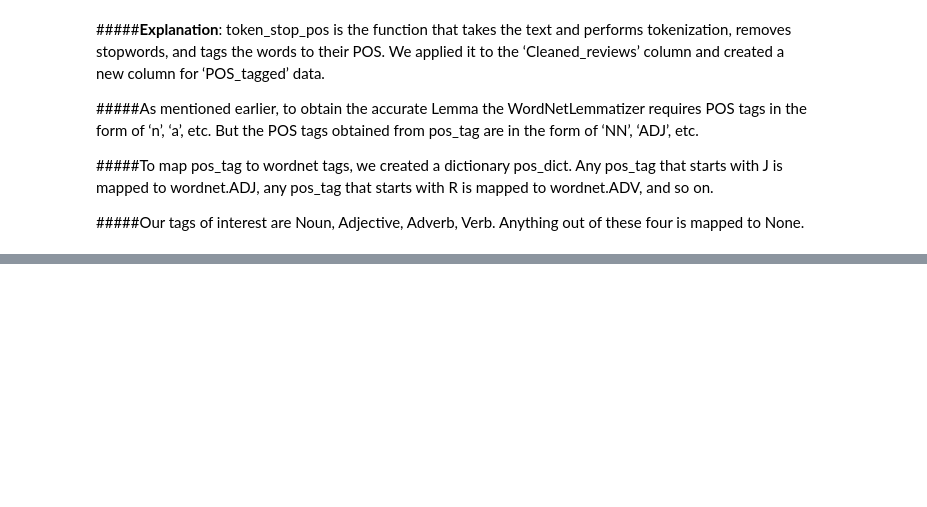
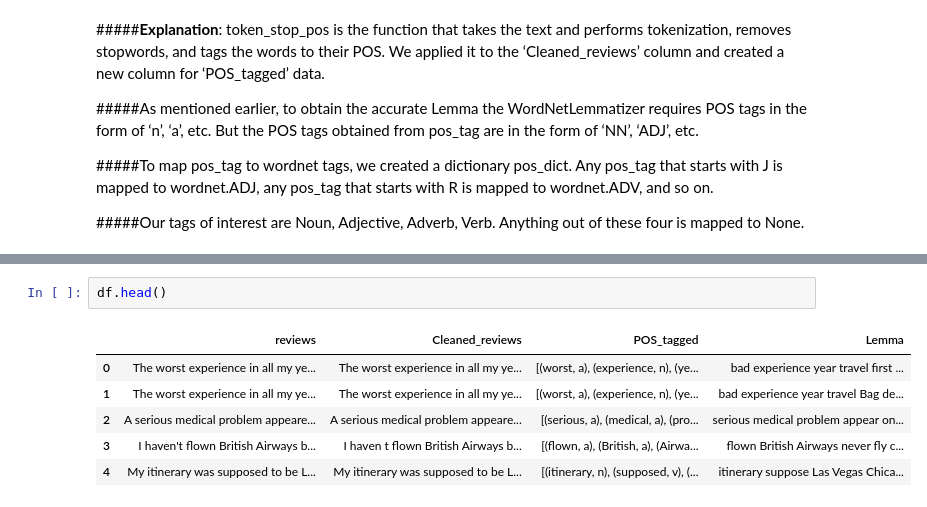
Before and after one commit to mdabushad/British-Airways-Web-Scrapping-and-Predicting-Customer-Buying-Behaviour.ipynb, a Jupyter notebook: British_Airways_Predicting_Customer_Buying_Behaviour.ipynb, the cells around one changed output, grey strips where cells are left out. Cells and saved outputs as stored; diff of their text form; blank space fills up the shorter version.

```diff
--- a/British_Airways_Predicting_Customer_Buying_Behaviour.ipynb
+++ b/British_Airways_Predicting_Customer_Buying_Behaviour.ipynb
@@ -202,0 +230,9 @@ df.head()
+# %%
+df.head()
+# %% [output]
+|  | reviews | Cleaned_reviews | POS_tagged | Lemma |
+| 0 | The worst experience in all my ye... | The worst experience in all my ye... | [(worst, a), (experience, n), (ye... | bad experience year travel first ... |
+| 1 | The worst experience in all my ye... | The worst experience in all my ye... | [(worst, a), (experience, n), (ye... | bad experience year travel Bag de... |
+| 2 | A serious medical problem appeare... | A serious medical problem appeare... | [(serious, a), (medical, a), (pro... | serious medical problem appear on... |
+| 3 | I haven't flown British Airways b... | I haven t flown British Airways b... | [(flown, a), (British, a), (Airwa... | flown British Airways never fly c... |
+| 4 | My itinerary was supposed to be L... | My itinerary was supposed to be L... | [(itinerary, n), (supposed, v), (... | itinerary suppose Las Vegas Chica... |
```
Also changed, not shown: parts of 3 cells of this notebook.
